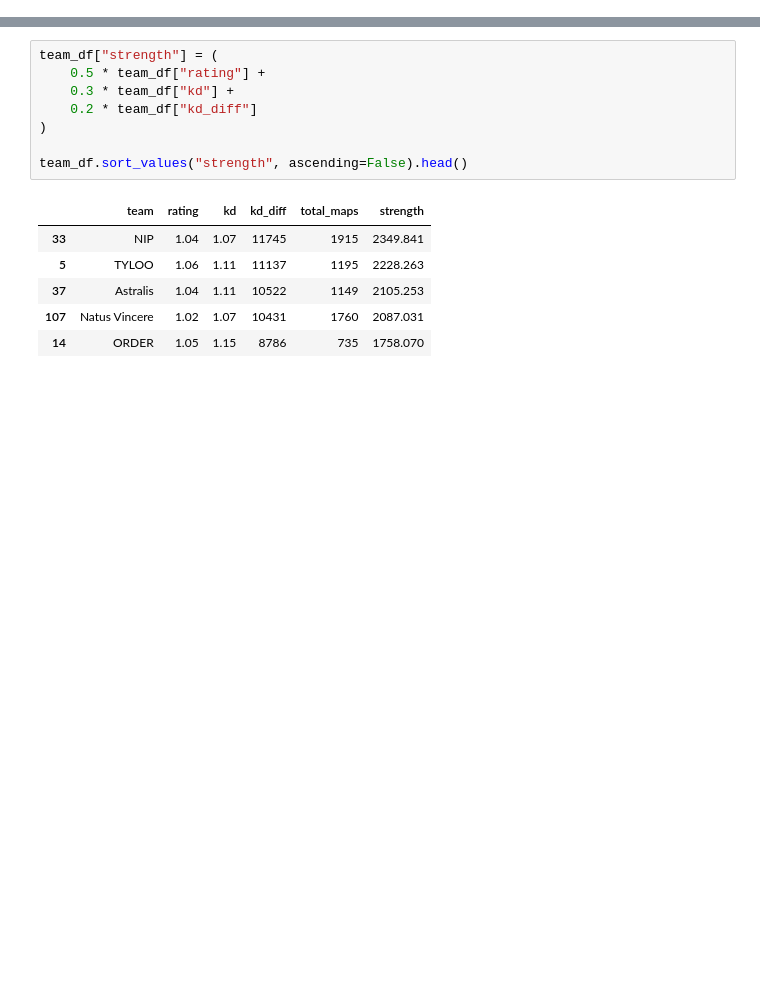
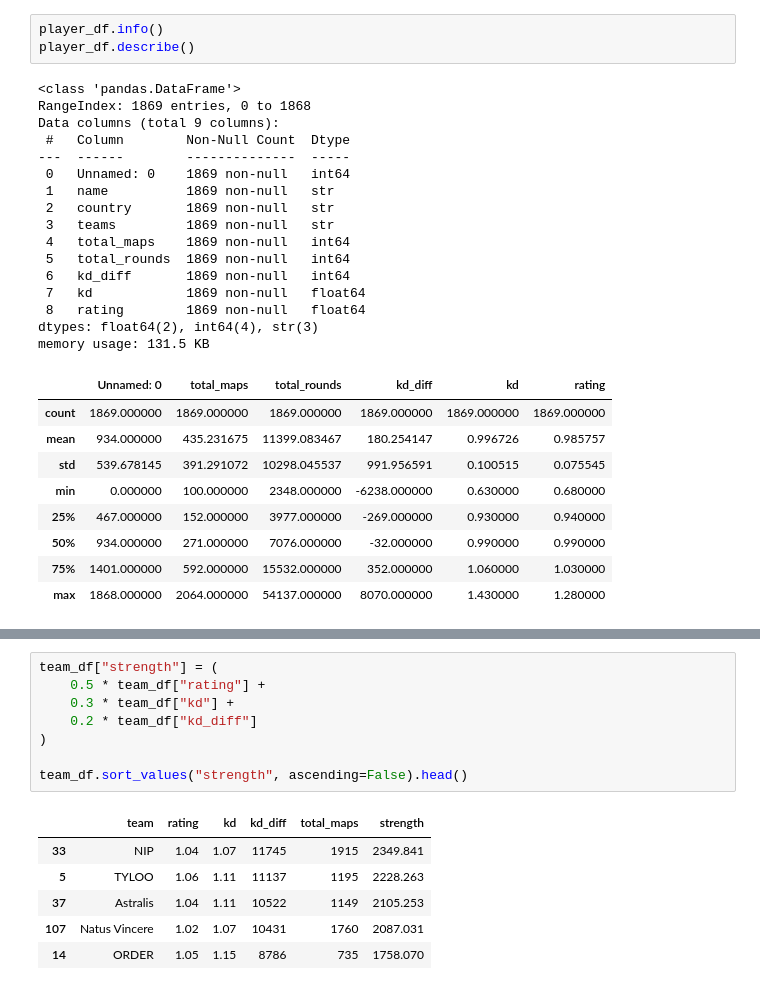
Before and after one commit to UrvanshSharma/FairMatch, a Jupyter notebook: esports_matchmaking.ipynb, the cells around one changed output, grey strips where cells are left out. Drawn from its saved outputs; the diff is of its cells as text; blank space fills up the shorter version.

```diff
--- a/esports_matchmaking.ipynb
+++ b/esports_matchmaking.ipynb
@@ -10,0 +41,29 @@ from sklearn.decomposition import PCA
+# %%
+player_df.info()
+player_df.describe()
+# %% [output]
+<class 'pandas.DataFrame'>
+RangeIndex: 1869 entries, 0 to 1868
+Data columns (total 9 columns):
+ #   Column        Non-Null Count  Dtype
+---  ------        --------------  -----
+ 0   Unnamed: 0    1869 non-null   int64
+ 1   name          1869 non-null   str
+ 2   country       1869 non-null   str
+ 3   teams         1869 non-null   str
+ 4   total_maps    1869 non-null   int64
+ 5   total_rounds  1869 non-null   int64
+ 6   kd_diff       1869 non-null   int64
+ 7   kd            1869 non-null   float64
+ 8   rating        1869 non-null   float64
+dtypes: float64(2), int64(4), str(3)
+memory usage: 131.5 KB
+|  | Unnamed: 0 | total_maps | total_rounds | kd_diff | kd | rating |
+| count | 1869.000000 | 1869.000000 | 1869.000000 | 1869.000000 | 1869.000000 | 1869.000000 |
+| mean | 934.000000 | 435.231675 | 11399.083467 | 180.254147 | 0.996726 | 0.985757 |
+| std | 539.678145 | 391.291072 | 10298.045537 | 991.956591 | 0.100515 | 0.075545 |
+| min | 0.000000 | 100.000000 | 2348.000000 | -6238.000000 | 0.630000 | 0.680000 |
+| 25% | 467.000000 | 152.000000 | 3977.000000 | -269.000000 | 0.930000 | 0.940000 |
+| 50% | 934.000000 | 271.000000 | 7076.000000 | -32.000000 | 0.990000 | 0.990000 |
+| 75% | 1401.000000 | 592.000000 | 15532.000000 | 352.000000 | 1.060000 | 1.030000 |
+| max | 1868.000000 | 2064.000000 | 54137.000000 | 8070.000000 | 1.430000 | 1.280000 |
```
Also changed, not shown: parts of 14 cells of this notebook.
